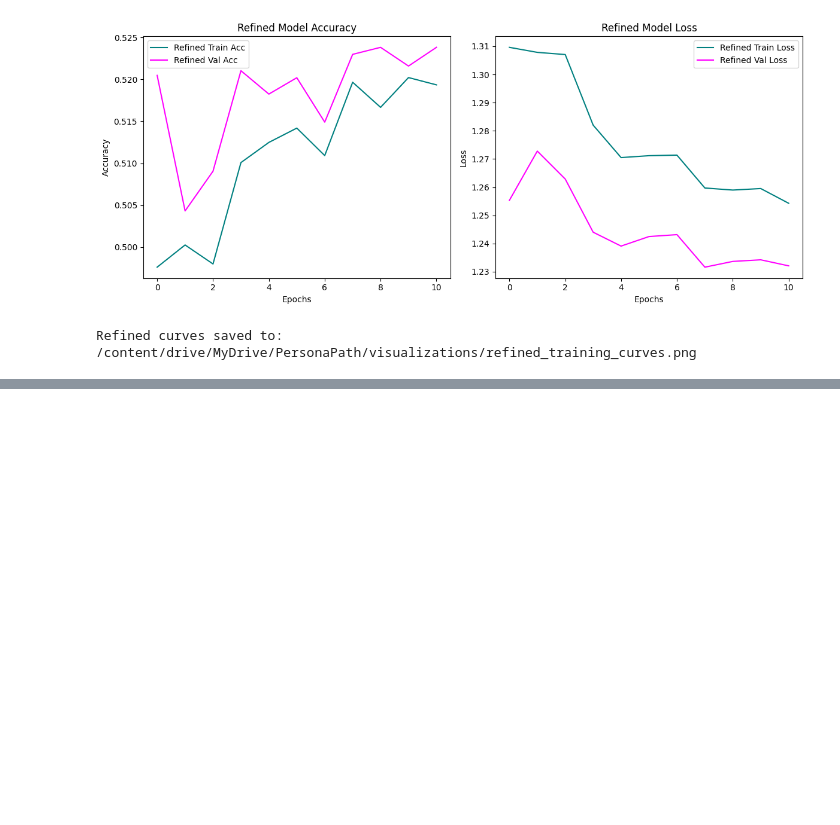
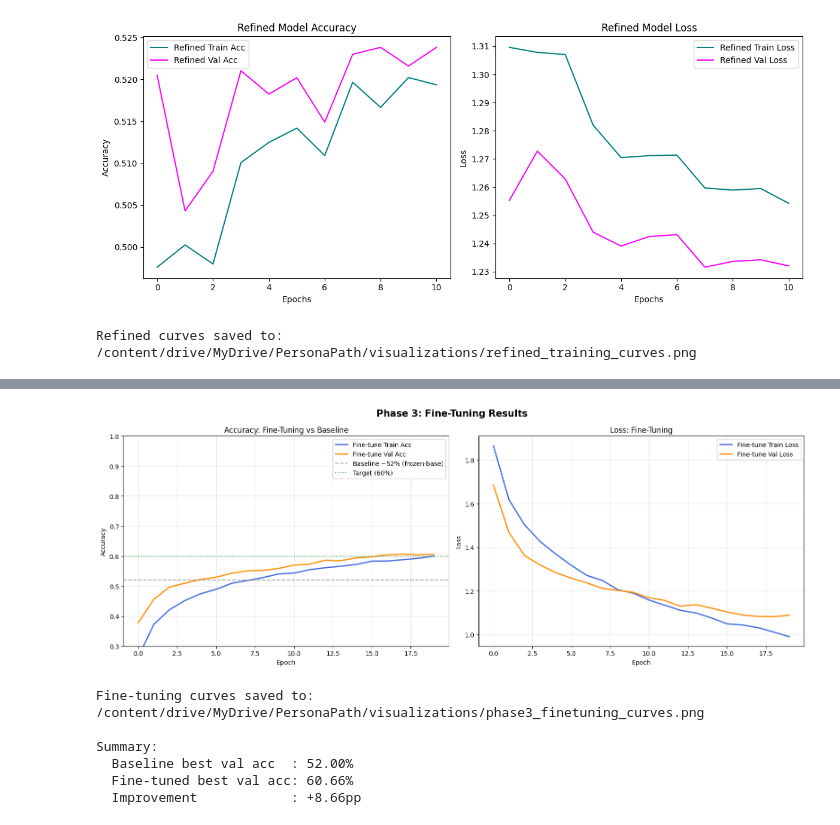
Before and after one commit to palakbhatt1/PersonaPath-Literacy-Speech-Assessment, a Jupyter notebook: CNN_Emotion_Training.ipynb, the cells around one changed output, grey strips where cells are left out. Drawn from its saved outputs; the diff is of its cells as text; code cells hidden in the pictures; blank space fills up the shorter version.

Commit message:
feat: CNN fine-tuning with class weights + partial unfreeze (50 layers)

```diff
--- a/CNN_Emotion_Training.ipynb
+++ b/CNN_Emotion_Training.ipynb
@@ -409,0 +615,59 @@ Refined curves saved to: /content/drive/MyDrive/PersonaPath/visualizations/refin
+# %%
+# VISUALIZATION 6: Fine-Tuning Curves + Comparison with Baseline
+import matplotlib.pyplot as plt
+import os
+
+fig, axes = plt.subplots(1, 2, figsize=(16, 6))
+fig.suptitle('Phase 3: Fine-Tuning Results', fontsize=15, fontweight='bold')
+
+# --- Plot 1: Accuracy ---
+ax1 = axes[0]
+ax1.plot(finetune_history.history['accuracy'], label='Fine-tune Train Acc', color='royalblue', linewidth=2)
+ax1.plot(finetune_history.history['val_accuracy'], label='Fine-tune Val Acc', color='darkorange', linewidth=2)
+
+# Baseline reference -- works even if you skipped previous training cells
+try:
+    baseline_acc = max(history.history['val_accuracy'])
+    baseline_label = f'Baseline ({baseline_acc*100:.1f}%)'
+except NameError:
+    baseline_acc = 0.52  # approximate best val acc from frozen-base training
+    baseline_label = 'Baseline ~52% (frozen-base)'
+
+ax1.axhline(y=baseline_acc, color='gray', linestyle='--', alpha=0.7, label=baseline_label)
+ax1.axhline(y=0.60, color='green', linestyle=':', alpha=0.7, label='Target (60%)')
+ax1.set_title('Accuracy: Fine-Tuning vs Baseline')
+ax1.set_xlabel('Epoch')
+ax1.set_ylabel('Accuracy')
+ax1.legend()
+ax1.set_ylim([0.3, 1.0])
+ax1.grid(True, alpha=0.3)
+
+# --- Plot 2: Loss ---
+ax2 = axes[1]
+ax2.plot(finetune_history.history['loss'], label='Fine-tune Train Loss', color='royalblue', linewidth=2)
+ax2.plot(finetune_history.history['val_loss'], label='Fine-tune Val Loss', color='darkorange', linewidth=2)
+ax2.set_title('Loss: Fine-Tuning')
+ax2.set_xlabel('Epoch')
+ax2.set_ylabel('Loss')
+ax2.legend()
+ax2.grid(True, alpha=0.3)
+
+plt.tight_layout()
+finetune_viz_path = os.path.join(VISUALIZATION_DIR, 'phase3_finetuning_curves.png')
+plt.savefig(finetune_viz_path, dpi=150, bbox_inches='tight')
+plt.show()
+
+finetune_best = max(finetune_history.history['val_accuracy'])
+print(f"Fine-tuning curves saved to: {finetune_viz_path}")
+print(f"\nSummary:")
+print(f"  Baseline best val acc  : {baseline_acc*100:.2f}%")
+print(f"  Fine-tuned best val acc: {finetune_best*100:.2f}%")
+print(f"  Improvement            : +{(finetune_best - baseline_acc)*100:.2f}pp")
+# %% [output]
+[figure, added]
+Fine-tuning curves saved to: /content/drive/MyDrive/PersonaPath/visualizations/phase3_finetuning_curves.png
+
+Summary:
+  Baseline best val acc  : 52.00%
+  Fine-tuned best val acc: 60.66%
+  Improvement            : +8.66pp
```
Also changed, not shown: parts of 12 cells of this notebook.
